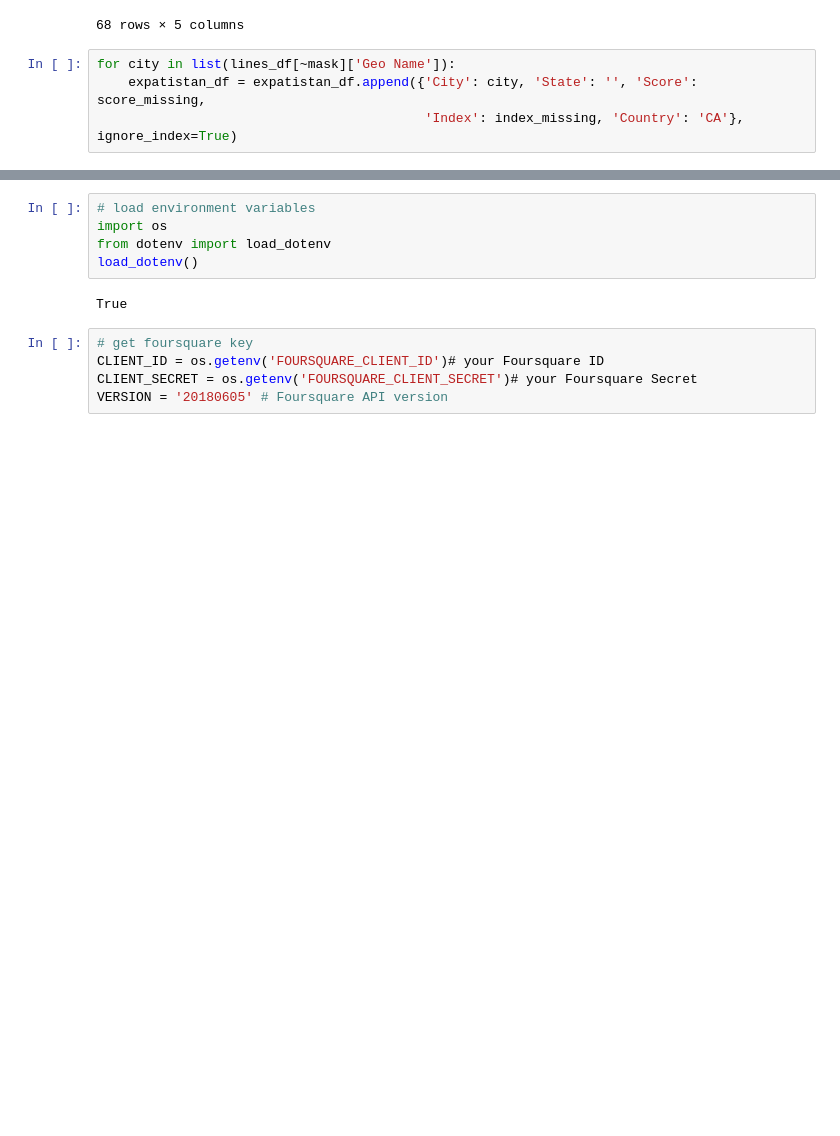
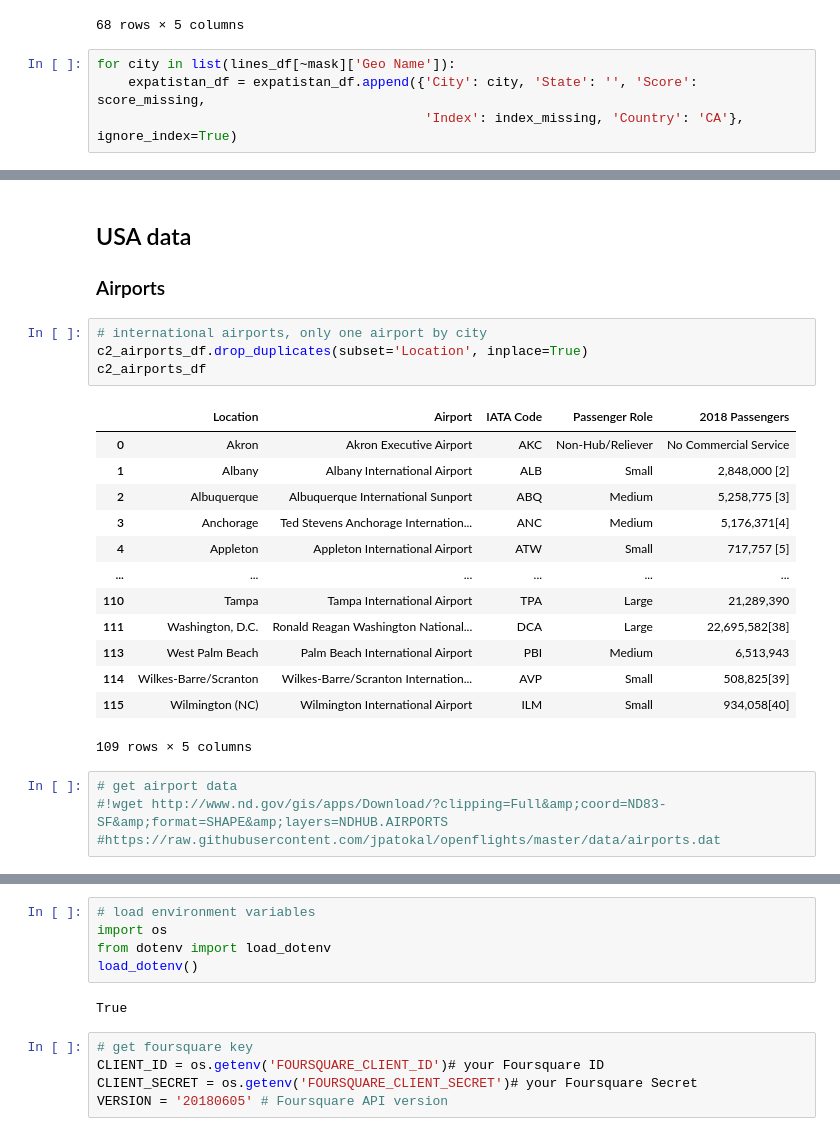
Before and after one commit to caos21/Coursera_Capstone, a Jupyter notebook: capstone-project-data.ipynb, the cells around one changed output, grey strips where cells are left out. Drawn from its saved outputs; the diff is of its cells as text; blank space fills up the shorter version.

```diff
--- a/capstone-project-data.ipynb
+++ b/capstone-project-data.ipynb
@@ -584 +586,26 @@ expatistan_df
 75 rows × 5 columns
+# %% [markdown]
+## USA data
+### Airports
+# %%
+# international airports, only one airport by city
+c2_airports_df.drop_duplicates(subset='Location', inplace=True)
+c2_airports_df
+# %% [output]
+|  | Location | Airport | IATA Code | Passenger Role | 2018 Passengers |
+| 0 | Akron | Akron Executive Airport | AKC | Non-Hub/Reliever | No Commercial Service |
+| 1 | Albany | Albany International Airport | ALB | Small | 2,848,000 [2] |
+| 2 | Albuquerque | Albuquerque International Sunport | ABQ | Medium | 5,258,775 [3] |
+| 3 | Anchorage | Ted Stevens Anchorage Internation... | ANC | Medium | 5,176,371[4] |
+| 4 | Appleton | Appleton International Airport | ATW | Small | 717,757 [5] |
+| ... | ... | ... | ... | ... | ... |
+| 110 | Tampa | Tampa International Airport | TPA | Large | 21,289,390 |
+| 111 | Washington, D.C. | Ronald Reagan Washington National... | DCA | Large | 22,695,582[38] |
+| 113 | West Palm Beach | Palm Beach International Airport | PBI | Medium | 6,513,943 |
+| 114 | Wilkes-Barre/Scranton | Wilkes-Barre/Scranton Internation... | AVP | Small | 508,825[39] |
+| 115 | Wilmington (NC) | Wilmington International Airport | ILM | Small | 934,058[40] |
+109 rows × 5 columns
+# %%
+# get airport data
+#!wget http://www.nd.gov/gis/apps/Download/?clipping=Full&amp;coord=ND83-SF&amp;format=SHAPE&amp;layers=NDHUB.AIRPORTS
+#https://raw.githubusercontent.com/jpatokal/openflights/master/data/airports.dat
```
Also changed, not shown: parts of 115 cells of this notebook.
